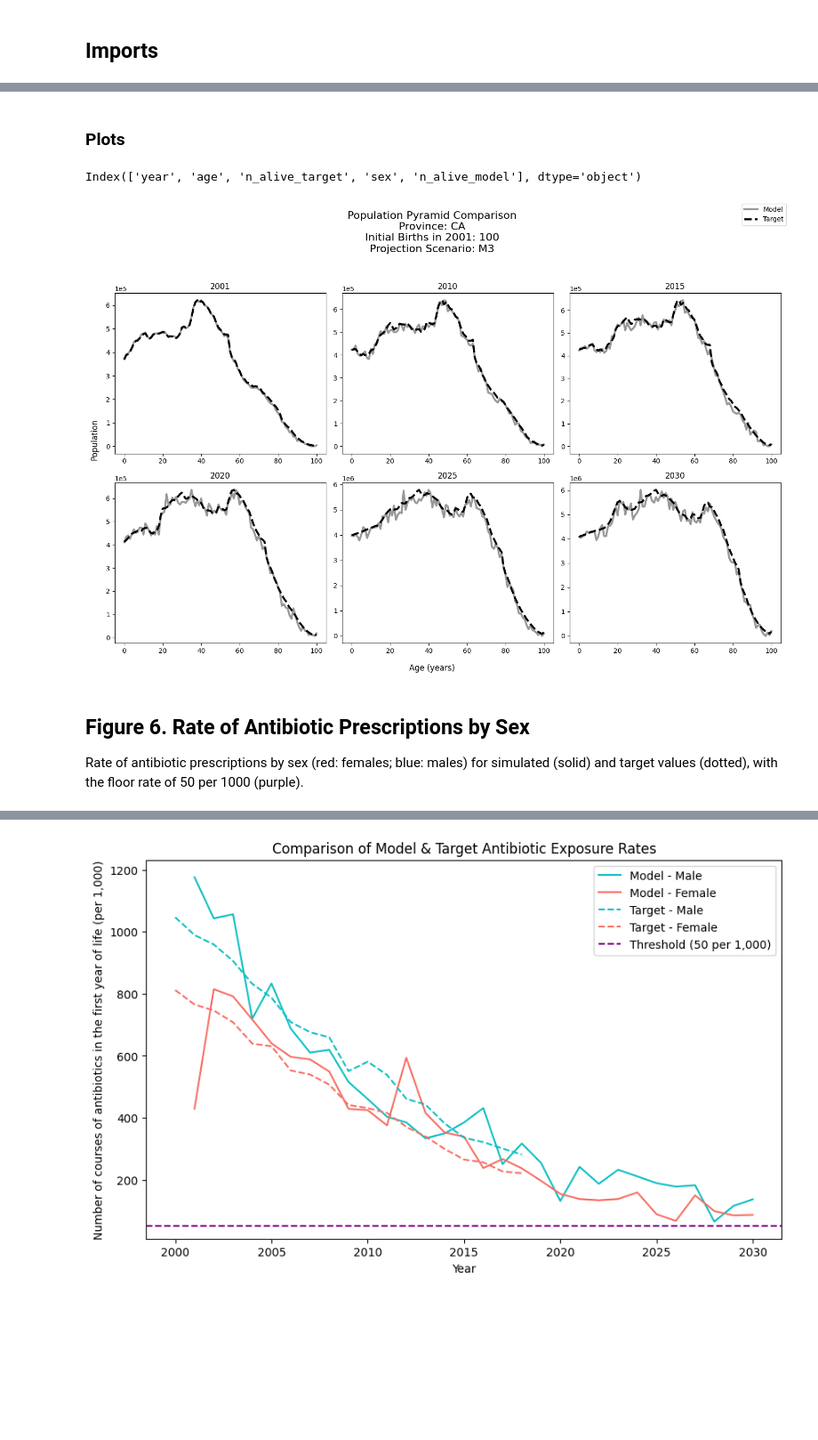
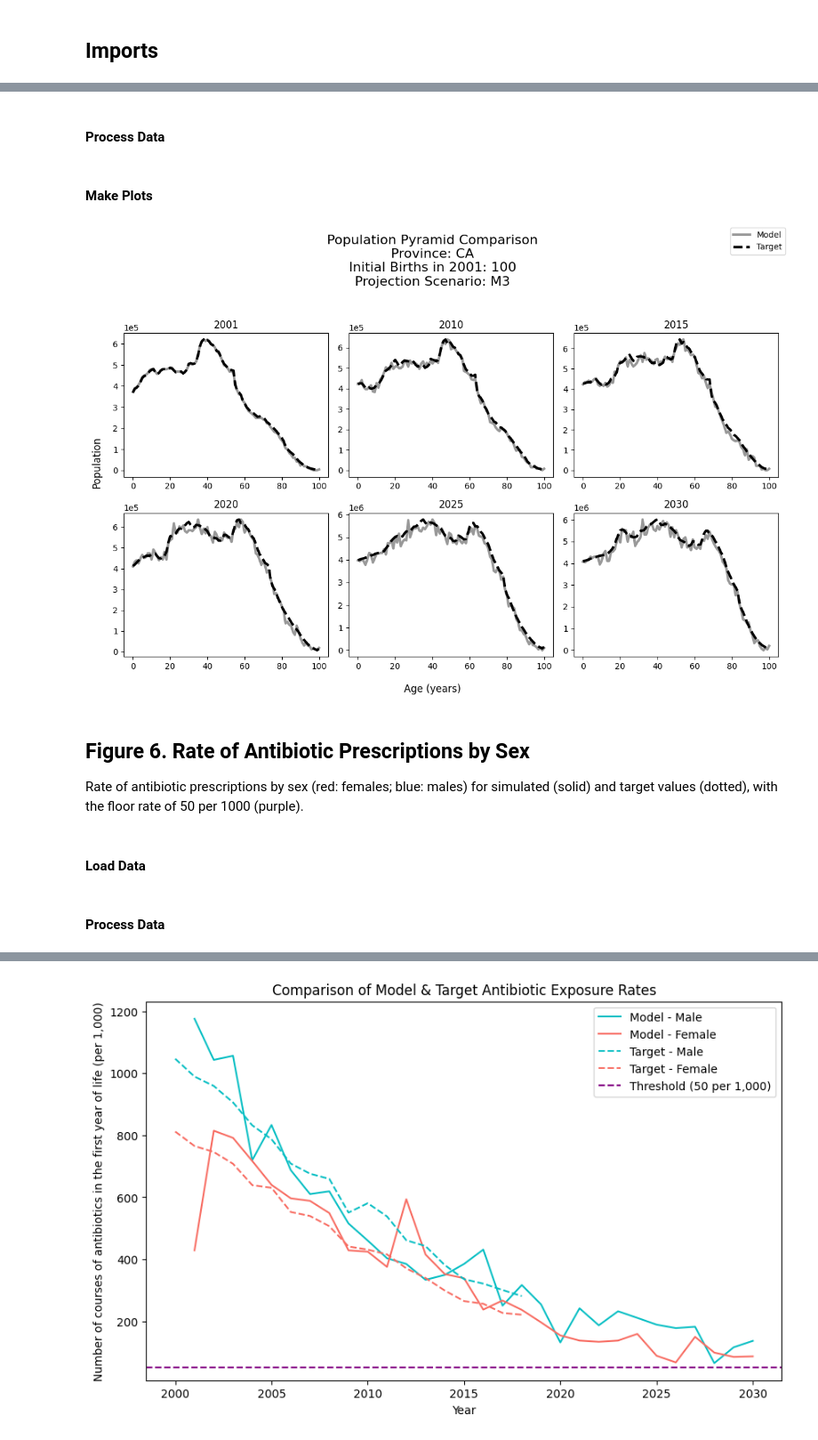
Before and after one commit to resplab/leap, a Jupyter notebook: validation.ipynb, the cells around one changed output, grey strips where cells are left out. Shown at 89% size. Saved outputs shown, nothing was run; the diff lists cells and outputs as text; code cells hidden in the pictures; blank space fills up the shorter version.

```diff
--- a/validation.ipynb
+++ b/validation.ipynb
@@ -49,3 +51,6 @@ Population by age across selected years from the model (grey solid) and from Sta
 # %%
-# StatCan Population Data
-canada_pop_df = pd.read_csv(get_data_path("processed_data/birth/initial_pop_distribution_prop.csv"))
+# Stats Canada Population Data
+target_pop_df = pd.read_csv(get_data_path("processed_data/birth/initial_pop_distribution_prop.csv"))
+
+# Simulation Population Data
+model_pop_df = pd.read_csv(pathlib.Path(PATH_OUTPUT, f"{RUN_BUNDLE_NAME}/outcome_matrix_alive.csv"))
@@ -55,40 +57,38 @@ sim_pop_df = pd.read_csv(pathlib.Path(PATH_OUTPUT, f"{RUN_BUNDLE_NAME}/outcome_m
+# %% [markdown]
+#### Process Data
 # %%
 # Filter to only include dates after chosen starting year
-canada_pop_df = canada_pop_df[
-    (canada_pop_df['year'] >= STARTING_YEAR)
+target_pop_df = target_pop_df[
+    (target_pop_df['year'] >= STARTING_YEAR)
 ]
 # Rename target column for clarity
-canada_pop_df = canada_pop_df.rename(columns={"n_age": "n_alive_target"})
+target_pop_df = target_pop_df.rename(columns={"n_age": "n_alive_target"})
 # Only keep relevent columns
-canada_pop_df = canada_pop_df[['year', 'age', 'n_alive_target']]
+target_pop_df = target_pop_df[['year', 'age', 'n_alive_target']]
 
 
 # Filter to only include dates after chosen starting year
-sim_pop_df = sim_pop_df[sim_pop_df["year"] >= STARTING_YEAR]
+model_pop_df = model_pop_df[model_pop_df["year"] >= STARTING_YEAR]
 # Group sexes together for ages and years
-sim_pop_df = sim_pop_df.groupby(['year', 'age']).sum().reset_index()
+model_pop_df = model_pop_df.groupby(['year', 'age']).sum().reset_index()
 # Rename model column for clarity
-sim_pop_df = sim_pop_df.rename(columns={"n_alive": "n_alive_model"})
+model_pop_df = model_pop_df.rename(columns={"n_alive": "n_alive_model"})
 
 # Merge the filtered Canada population data and simulation population data
 fig5_df = pd.merge(
-    canada_pop_df,
-    sim_pop_df,
+    target_pop_df,
+    model_pop_df,
     on=["year", "age"]
 )
 # %% [markdown]
-### Plots
+#### Make Plots
 # %%
 # Figure Parameters
 figure_years = [2001, 2010, 2015, 2020, 2025, 2030]
 num_cols = min(len(figure_years), 3)
 num_rows = int(np.ceil(len(figure_years) / num_cols))
-# %%
-print(fig5_df.columns)
-# %% [output]
-Index(['year', 'age', 'n_alive_target', 'sex', 'n_alive_model'], dtype='object')
 # %%
-fig, axs = plt.subplots(nrows=num_rows, ncols=num_cols, figsize=(5 * num_cols, 5 * num_rows))
+fig, axs = plt.subplots(nrows=num_rows, ncols=num_cols, figsize=(4 * num_cols, 4 * num_rows))
 
 # Loop over figure years to make one plot per year
 for i, year in enumerate(figure_years):
@@ -110,36 +110,38 @@ for i, year in enumerate(figure_years):
     max_stats_age = fig5_filtered_df["n_alive_target"].max()
     max_simulation_age = fig5_filtered_df["n_alive_model"].max()
     scaling_factor = max_stats_age / max_simulation_age
     fig5_filtered_df["n_alive_model"] *= scaling_factor
 
     # Plot simulation data
     ax.plot(fig5_filtered_df["age"], fig5_filtered_df["n_alive_model"],
             color="#999999", linestyle="-", linewidth=3, label="simulated")
     # Plot historical and projected data from Stats Canada
     ax.plot(fig5_filtered_df["age"], fig5_filtered_df["n_alive_target"],
             color="black", linestyle="dashed", linewidth=3, label="observed")
 
     # Title and Labels
     ax.set_title(f"{year}", fontsize=12)
     ax.ticklabel_format(style='scientific', axis='y', scilimits=(0, 0))
 
 # Additional labels
 fig.supxlabel("Age (years)")
 fig.supylabel("Population")
 fig.suptitle(
     f"Population Pyramid Comparison\n"+
     f"Province: {PROVINCE}\n"+
     f"Initial Births in {STARTING_YEAR}: {N_BIRTHS}\n"+
     f"Projection Scenario: {PROJECTION_SCENARIO}",
     fontsize=16
 )
 fig.legend(["Model", "Target"])
 plt.tight_layout(rect=[0.01, 0, 1, 0.95])
 plt.show()
 # %% [output]
-[figure, old version]
+[figure, new version]
 # %% [markdown]
 ## Figure 6. Rate of Antibiotic Prescriptions by Sex
 
 Rate of antibiotic prescriptions by sex (red: females; blue: males) for simulated (solid) and target values (dotted),
 with the floor rate of 50 per 1000 (purple).
+# %% [markdown]
+#### Load Data
@@ -145,0 +167,2 @@ with the floor rate of 50 per 1000 (purple).
+# %% [markdown]
+#### Process Data
```
Also changed, not shown: parts of 9 cells of this notebook.
